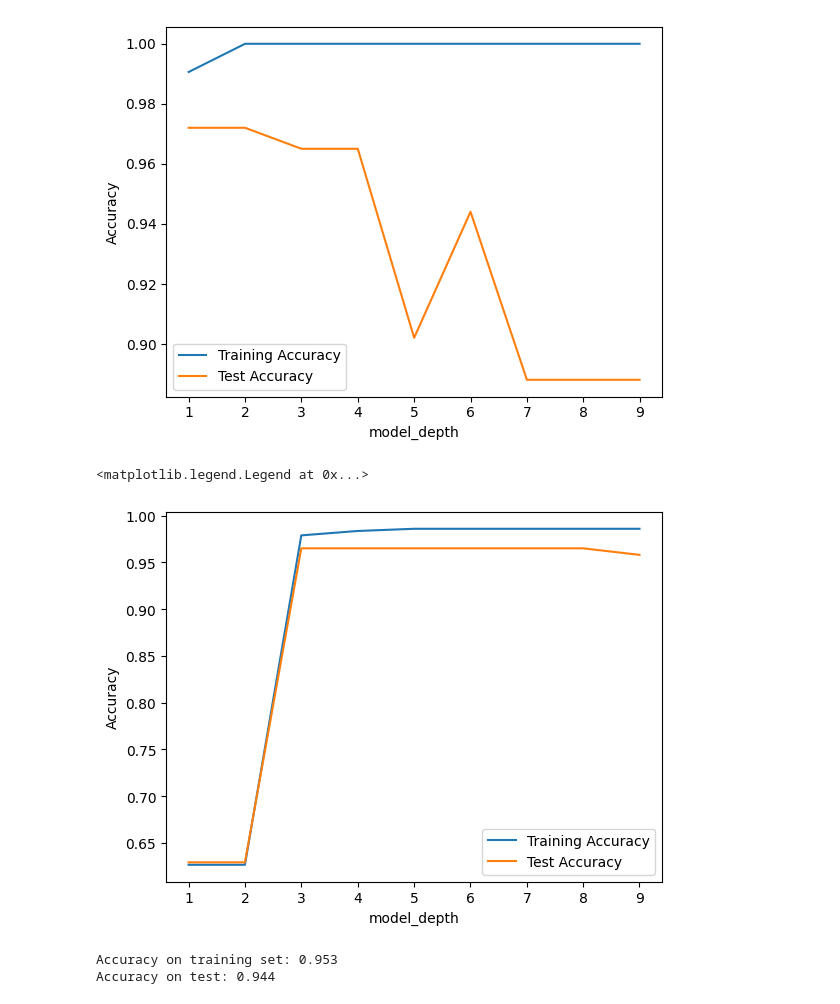
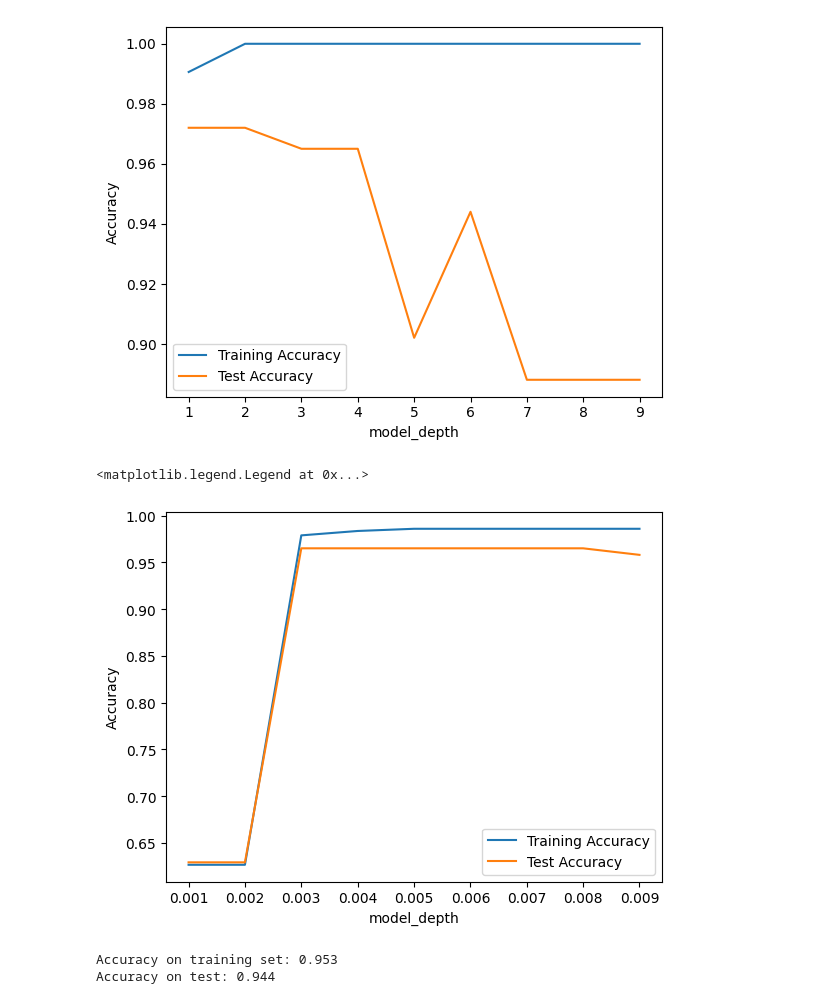
Before and after one commit to FatAnorexic/Math-and-Physics, a Jupyter notebook: Machine-Learning/Gradient_Boosting_Machines/grad_boost_m.ipynb, the cells around one changed output. Cells and saved outputs as stored; diff of their text form; code cells hidden in the pictures.

```diff
--- a/Machine-Learning/Gradient_Boosting_Machines/grad_boost_m.ipynb
+++ b/Machine-Learning/Gradient_Boosting_Machines/grad_boost_m.ipynb
@@ -63,21 +63,22 @@ plt.legend()
 # %%
 train_acc=[]
 test_acc=[]
-
+learn=[]
 learn_rate=range(1,10)
 for depth in learn_rate:
     grb=GradientBoostingClassifier(random_state=0, learning_rate=depth/1000)
     grb.fit(X_train, y_train)
     train_acc.append(grb.score(X_train, y_train))
     test_acc.append(grb.score(X_test, y_test))
-plt.plot(learn_rate, train_acc, label="Training Accuracy")
-plt.plot(learn_rate, test_acc, label="Test Accuracy")
+    learn.append(depth/1000)
+plt.plot(learn, train_acc, label="Training Accuracy")
+plt.plot(learn, test_acc, label="Test Accuracy")
 plt.xlabel("model_depth")
 plt.ylabel("Accuracy")
 plt.legend()
 # %% [output]
 <matplotlib.legend.Legend at 0x...>
-[figure, old version]
+[figure, new version]
 # %%
 grb=GradientBoostingClassifier(random_state=0, learning_rate=np.exp(1)/1000)
 grb.fit(X_train, y_train)
```
